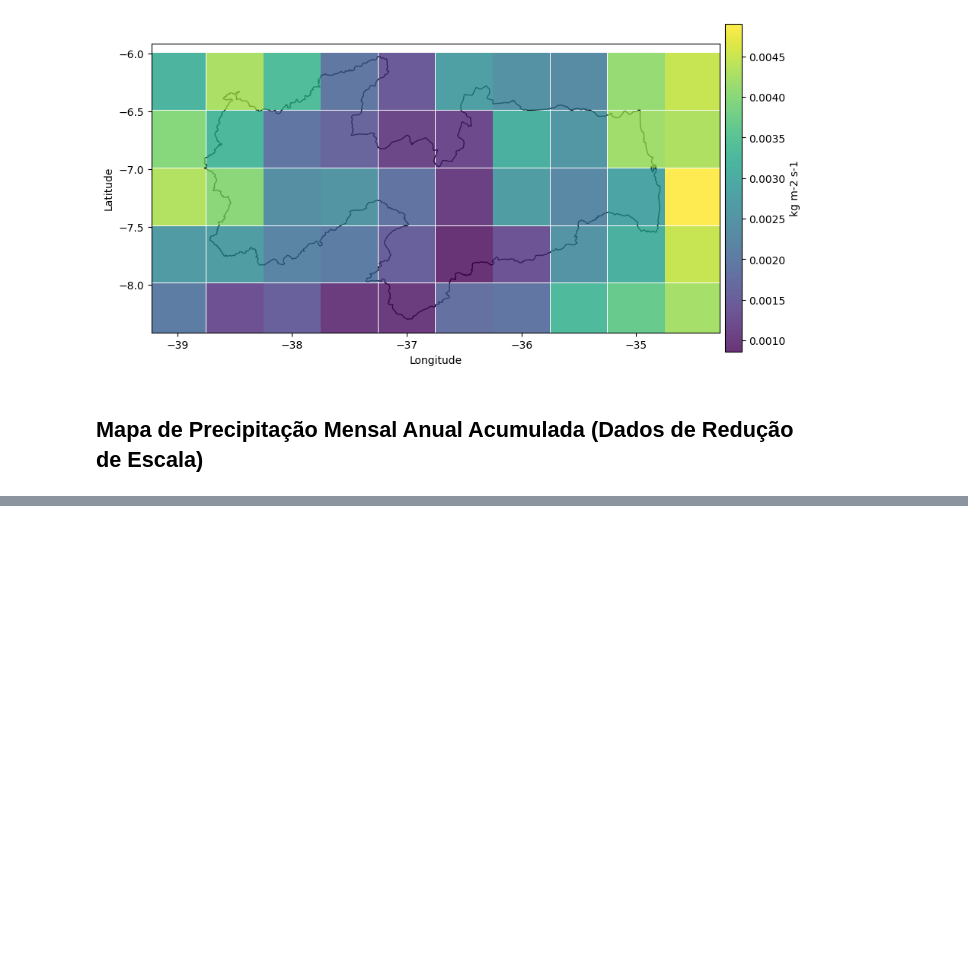
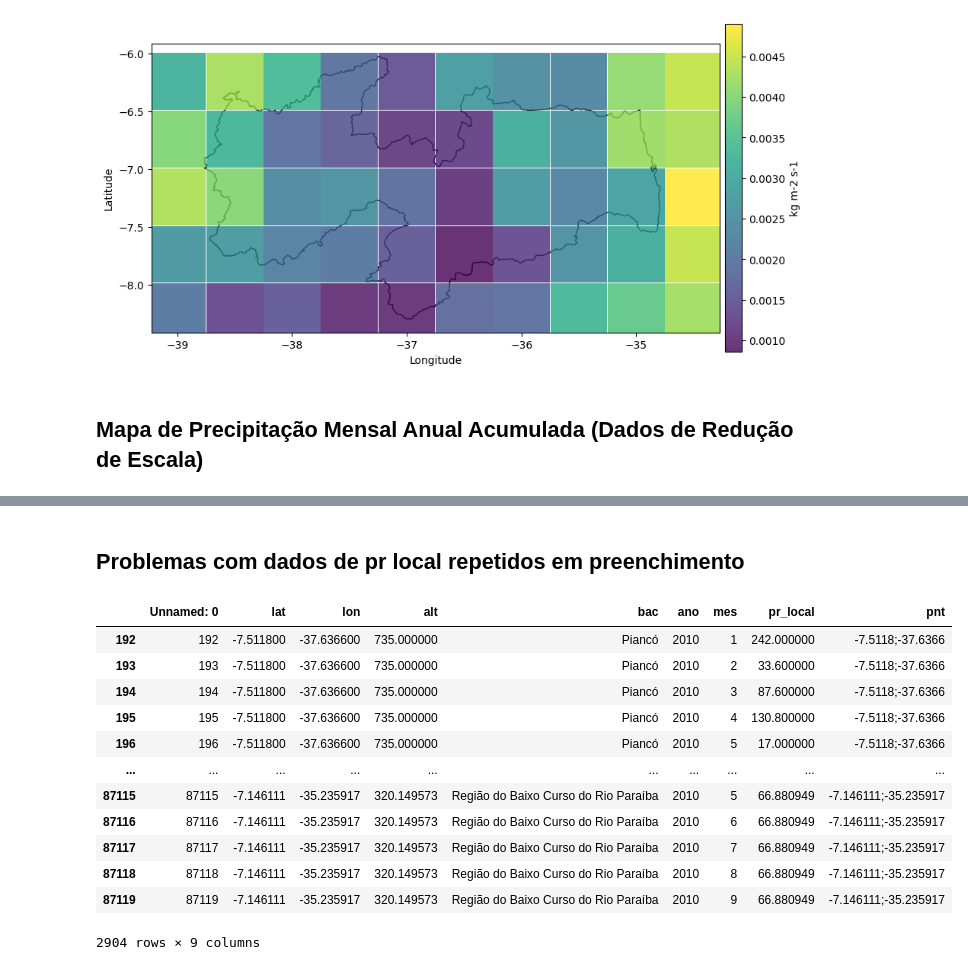
Before and after one commit to alexandre11aa/rainscale, a Jupyter notebook: case_study/notebooks/5_charts.ipynb, the cells around one changed output, grey strips where cells are left out. Saved outputs shown, nothing was run; the diff lists cells and outputs as text; code cells hidden in the pictures; blank space fills up the shorter version.

```diff
--- a/case_study/notebooks/5_charts.ipynb
+++ b/case_study/notebooks/5_charts.ipynb
@@ -119,0 +120,20 @@ grafico_de_chuvas(df_espacializado, 'pr', 'Milímetros', 10)
+# %% [markdown]
+## Problemas com dados de pr local repetidos em preenchimento
+# %%
+df_aesa_sum = pd.read_csv("../datas/interim/2.3.1_aesa_database_create/aesa_1994-2023_mon_sum.csv")
+
+df_aesa_sum[df_aesa_sum['ano'] == 2010]
+# %% [output]
+|  | Unnamed: 0 | lat | lon | alt | bac | ano | mes | pr_local | pnt |
+| 192 | 192 | -7.511800 | -37.636600 | 735.000000 | Piancó | 2010 | 1 | 242.000000 | -7.5118;-37.6366 |
+| 193 | 193 | -7.511800 | -37.636600 | 735.000000 | Piancó | 2010 | 2 | 33.600000 | -7.5118;-37.6366 |
+| 194 | 194 | -7.511800 | -37.636600 | 735.000000 | Piancó | 2010 | 3 | 87.600000 | -7.5118;-37.6366 |
+| 195 | 195 | -7.511800 | -37.636600 | 735.000000 | Piancó | 2010 | 4 | 130.800000 | -7.5118;-37.6366 |
+| 196 | 196 | -7.511800 | -37.636600 | 735.000000 | Piancó | 2010 | 5 | 17.000000 | -7.5118;-37.6366 |
+| ... | ... | ... | ... | ... | ... | ... | ... | ... | ... |
+| 87115 | 87115 | -7.146111 | -35.235917 | 320.149573 | Região do Baixo Curso do Rio Paraíba | 2010 | 5 | 66.880949 | -7.146111;-35.235917 |
+| 87116 | 87116 | -7.146111 | -35.235917 | 320.149573 | Região do Baixo Curso do Rio Paraíba | 2010 | 6 | 66.880949 | -7.146111;-35.235917 |
+| 87117 | 87117 | -7.146111 | -35.235917 | 320.149573 | Região do Baixo Curso do Rio Paraíba | 2010 | 7 | 66.880949 | -7.146111;-35.235917 |
+| 87118 | 87118 | -7.146111 | -35.235917 | 320.149573 | Região do Baixo Curso do Rio Paraíba | 2010 | 8 | 66.880949 | -7.146111;-35.235917 |
+| 87119 | 87119 | -7.146111 | -35.235917 | 320.149573 | Região do Baixo Curso do Rio Paraíba | 2010 | 9 | 66.880949 | -7.146111;-35.235917 |
+2904 rows × 9 columns
```
Also changed, not shown: parts of 5 cells of this notebook, 1 other file.
